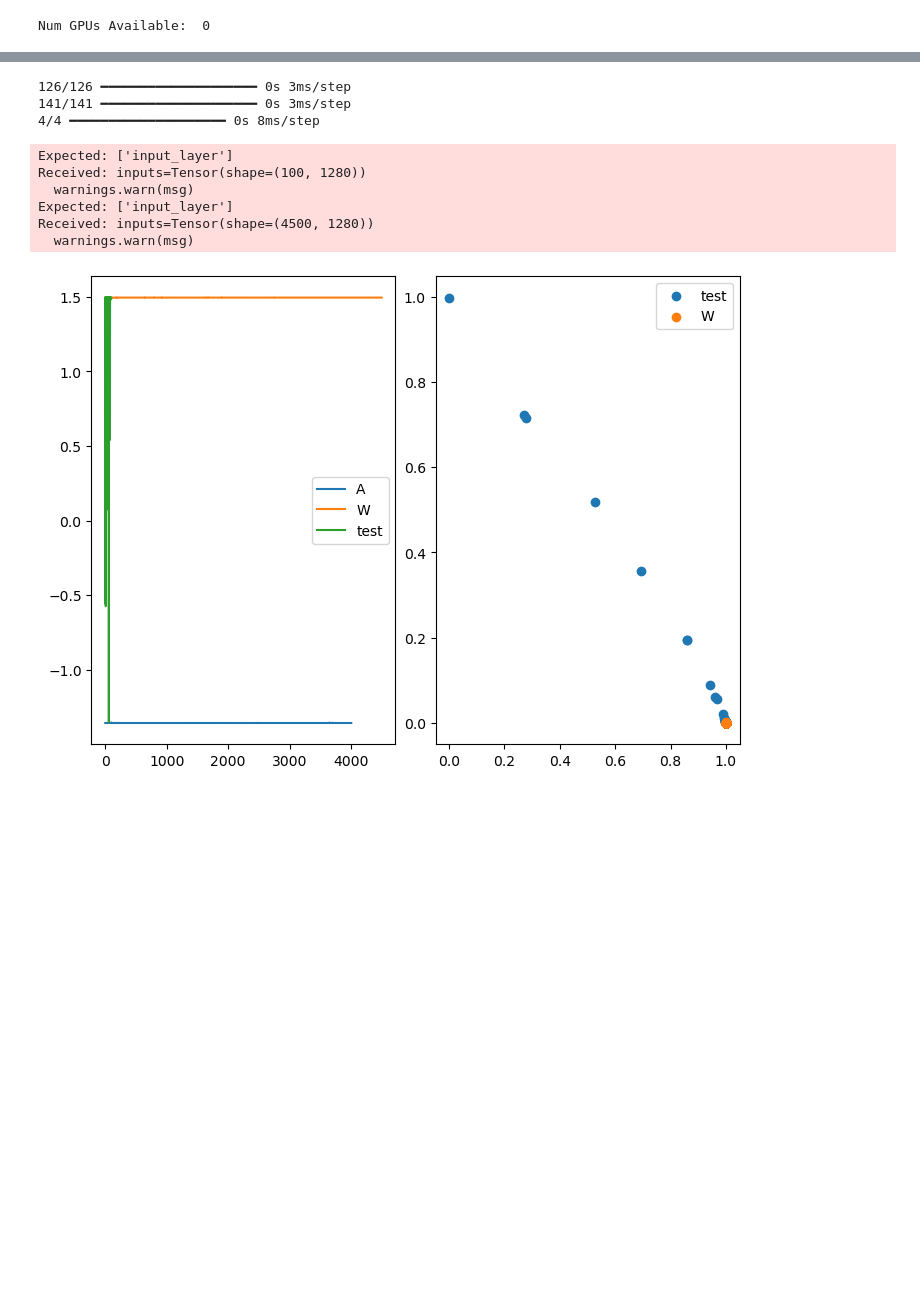
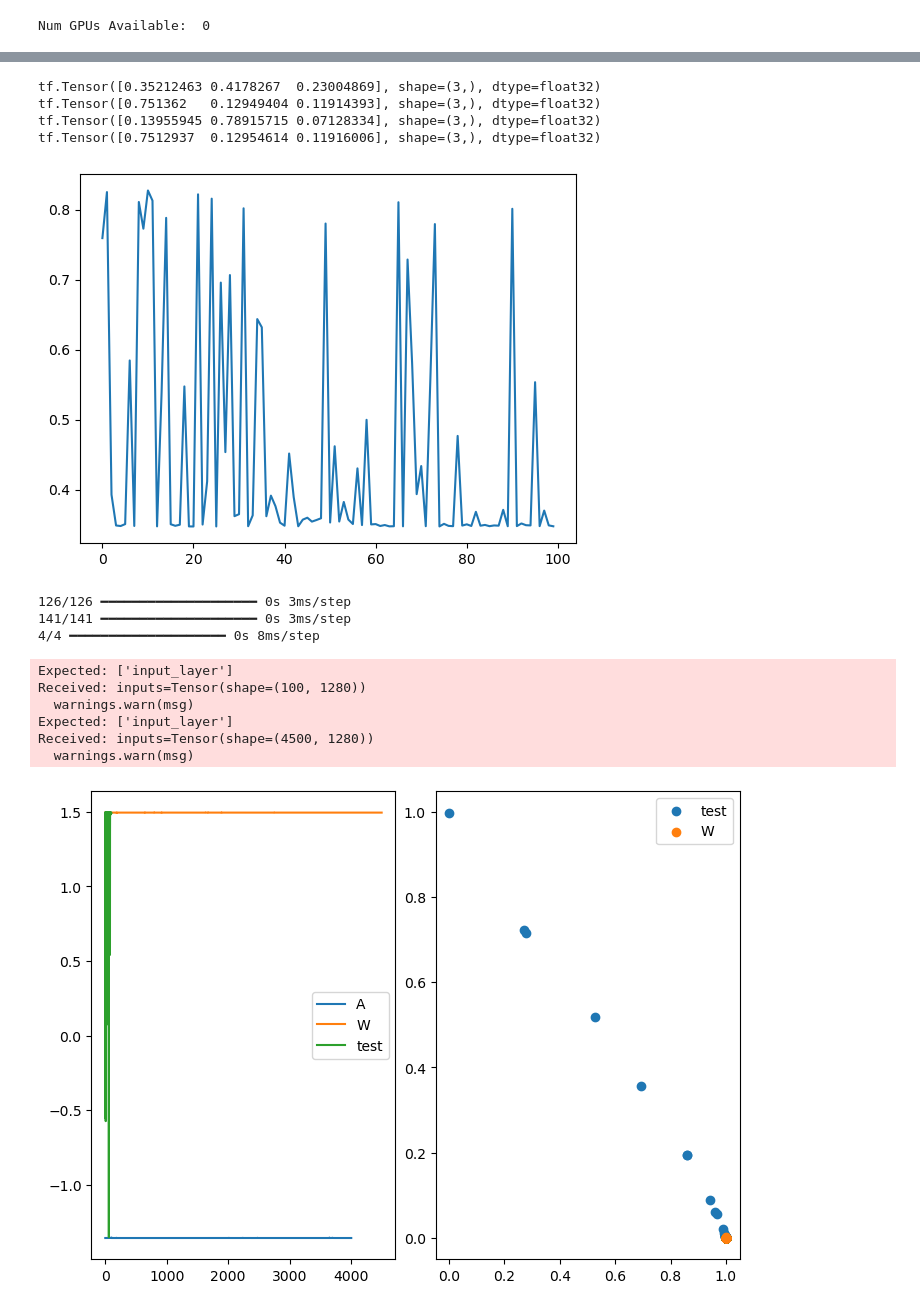
Before and after one commit to akalinow/RPi, a Jupyter notebook: FaceRecognition/FaceRecognition.ipynb, the cells around one changed output, grey strips where cells are left out. Saved outputs shown, nothing was run; the diff lists cells and outputs as text; code cells hidden in the pictures; blank space fills up the shorter version.

```diff
--- a/FaceRecognition/FaceRecognition.ipynb
+++ b/FaceRecognition/FaceRecognition.ipynb
@@ -179,3 +168,24 @@ A-W distance: 24331.246
+# %%
+v1 = response_W[:4000,:]
+v2 = response_A[:4000,:]
+
+v1 = response_W[:100,:]
+v2 = response_test[:100,:]
+
+x = np.sum(v1*v2, axis=1)
+x /=  np.sqrt(np.sum(v1**2, axis=1))
+x /=  np.sqrt(np.sum(v2**2, axis=1))
+plt.plot(x)
+print(response_M[20,:])
+print(response_A[20,:])
+print(response_W[20,:])
+print(response_test[20,:])
+# %% [output]
+tf.Tensor([0.35212463 0.4178267  0.23004869], shape=(3,), dtype=float32)
+tf.Tensor([0.751362   0.12949404 0.11914393], shape=(3,), dtype=float32)
+tf.Tensor([0.13955945 0.78915715 0.07128334], shape=(3,), dtype=float32)
+tf.Tensor([0.7512937  0.12954614 0.11916006], shape=(3,), dtype=float32)
+[figure, added]
 # %%
 last_layer = model.layers[-1]
 x = feature_extractor(features_A)[0:1,:].numpy()
```
Also changed, not shown: parts of 3 cells of this notebook, 4 other files.
